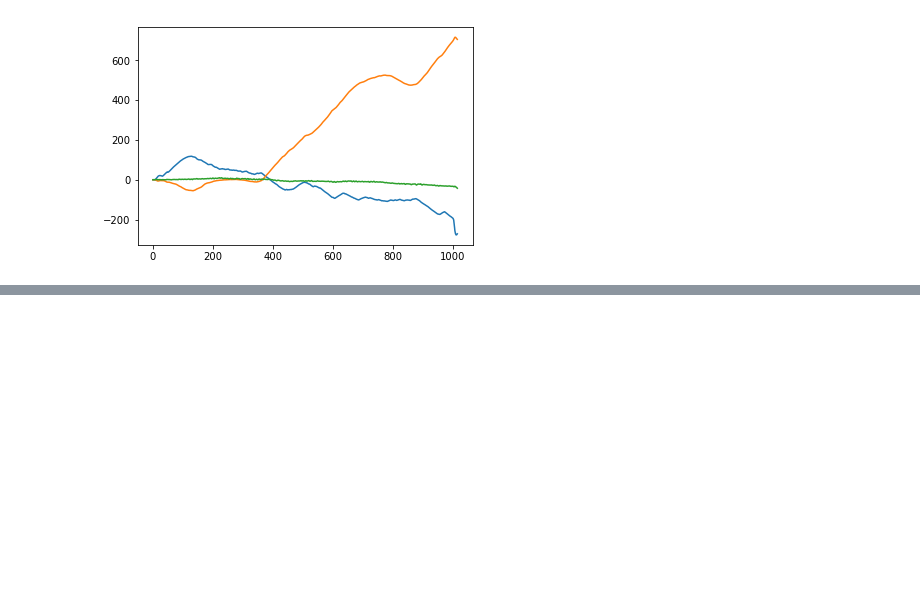
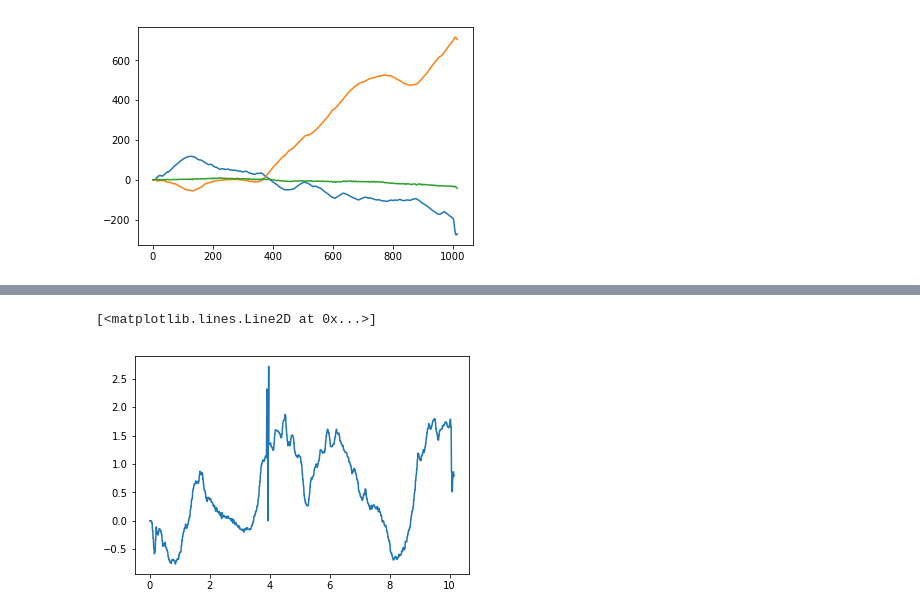
Before and after one commit to berickson/car, a Jupyter notebook: notebooks/Odometry.ipynb, the cells around one changed output, grey strips where cells are left out. Cells and saved outputs as stored; diff of their text form; code cells hidden in the pictures; blank space fills up the shorter version.

```diff
--- a/notebooks/Odometry.ipynb
+++ b/notebooks/Odometry.ipynb
@@ -279,0 +298,10 @@ plt.plot(run.t, run.br_kv, color='black')
+# %%
+def diff_n(v,n=1):
+    rv = np.zeros_like(v,dtype=np.float)
+    rv[n:] = np.subtract(v[n:],v[0:-n])
+    return rv
+# %%
+plt.plot(run.t,diff_n(run.heading,2))
+# %% [output]
+[<matplotlib.lines.Line2D at 0x...>]
+[figure, added]
```
Also changed, not shown: parts of 14 cells of this notebook, 13 other files.
